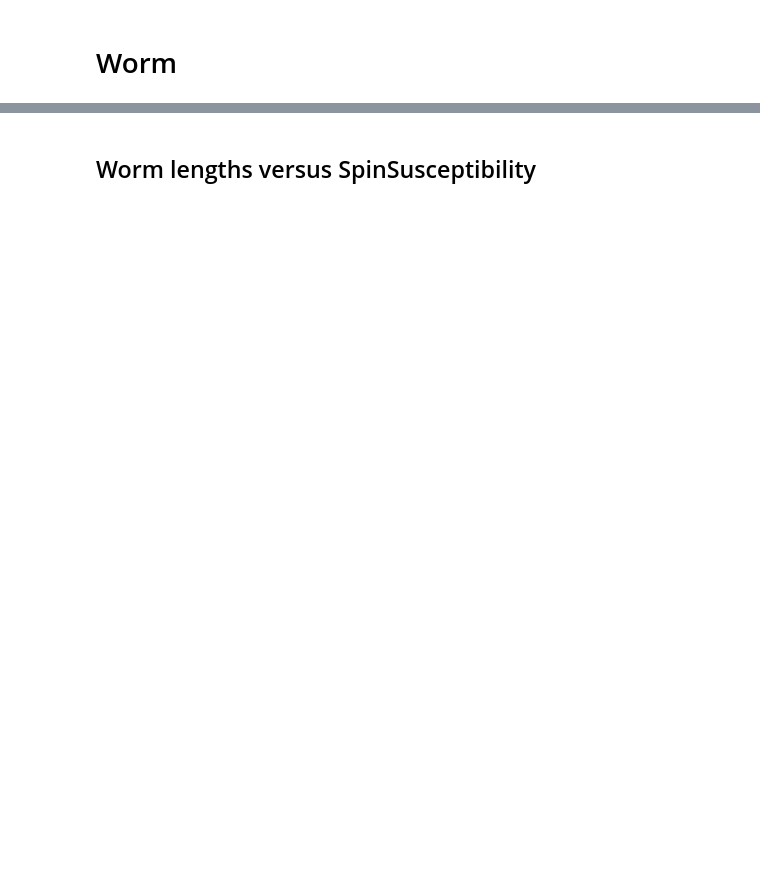
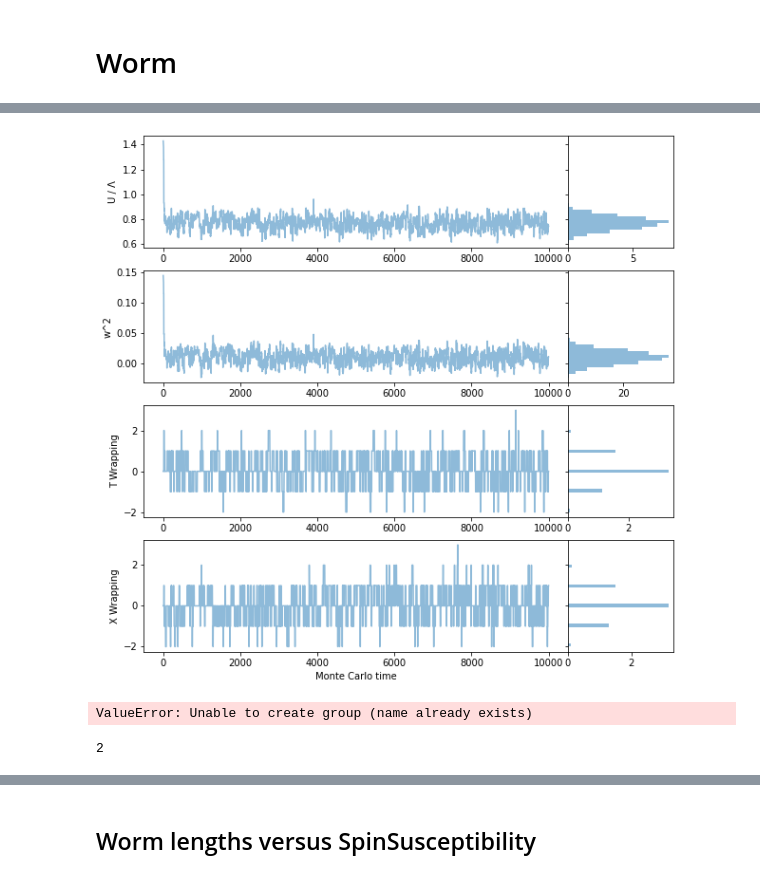
Before and after one commit to evanberkowitz/supervillain, a Jupyter notebook: workbooks/worm_vs_plaquette.ipynb, the cells around one changed output, grey strips where cells are left out. Saved outputs shown, nothing was run; the diff lists cells and outputs as text; code cells hidden in the pictures; blank space fills up the shorter version.

```diff
--- a/workbooks/worm_vs_plaquette.ipynb
+++ b/workbooks/worm_vs_plaquette.ipynb
@@ -163,8 +180,7 @@ with h5.File(storage, 'a') as f:
 # %% [markdown]
 # Worm
 # %%
-W = sv.generator.worm.UndirectedWorm(S,1)
-
+W = sv.generator.worm.UndirectedWorm(S)
 w_worm = sv.Ensemble(S).generate(configs, W, start = 'cold', progress=tqdm)
 # %%
 print(W.report())
@@ -189,0 +212,19 @@ dn^2   0.085 ± 0.003
+# %%
+ax = plot(w_worm)
+# %% [output]
+[figure, added]
+# %%
+with h5.File(storage, 'a') as f:
+    w_worm.to_h5(f.create_group(f'worm/ensemble/{kappa=}'))
+# %% [output]
+ValueError: Unable to create group (name already exists)
+# %%
+w_worm_independent = w_worm.cut(10*autocorrelation).every(5*autocorrelation)
+# 10 and 5 are chosen to be 'large'.
+# We can calculate the autocorrelation time for the thermalized and decimated samples
+independent_autocorrelation = max([
+    sv.analysis.autocorrelation_time(o)
+    for o in (w_worm_independent.InternalEnergyDensity, w_worm_independent.WindingSquared)])
+print(independent_autocorrelation)
+# %% [output]
+2
```
Also changed, not shown: parts of 23 cells of this notebook, 6 other files.
